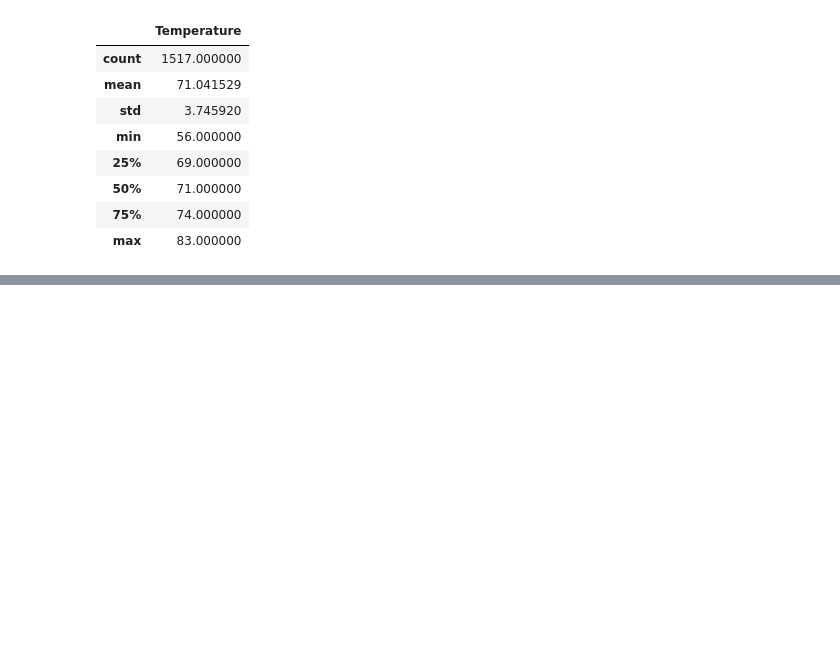
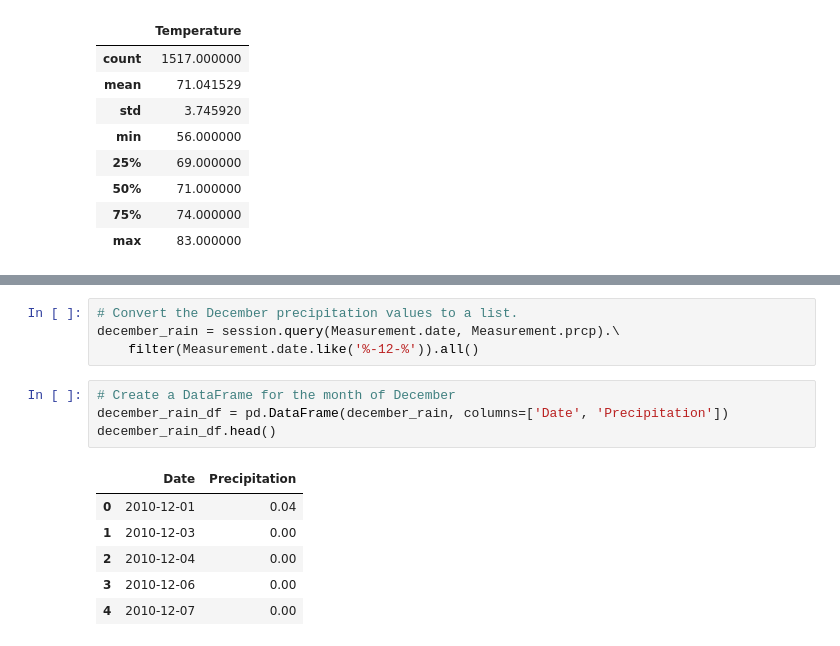
Before and after one commit to luke-c-newell/surfs_up, a Jupyter notebook: SurfsUp_Challenge.ipynb, the cells around one changed output, grey strips where cells are left out. Drawn from its saved outputs; the diff is of its cells as text; blank space fills up the shorter version.

```diff
--- a/SurfsUp_Challenge.ipynb
+++ b/SurfsUp_Challenge.ipynb
@@ -101,0 +144,15 @@ december_temps_df.describe()
+# %%
+# Convert the December precipitation values to a list.
+december_rain = session.query(Measurement.date, Measurement.prcp).\
+    filter(Measurement.date.like('%-12-%')).all()
+# %%
+# Create a DataFrame for the month of December
+december_rain_df = pd.DataFrame(december_rain, columns=['Date', 'Precipitation'])
+december_rain_df.head()
+# %% [output]
+|  | Date | Precipitation |
+| 0 | 2010-12-01 | 0.04 |
+| 1 | 2010-12-03 | 0.00 |
+| 2 | 2010-12-04 | 0.00 |
+| 3 | 2010-12-06 | 0.00 |
+| 4 | 2010-12-07 | 0.00 |
```
Also changed, not shown: parts of 6 cells of this notebook, 5 other files.
